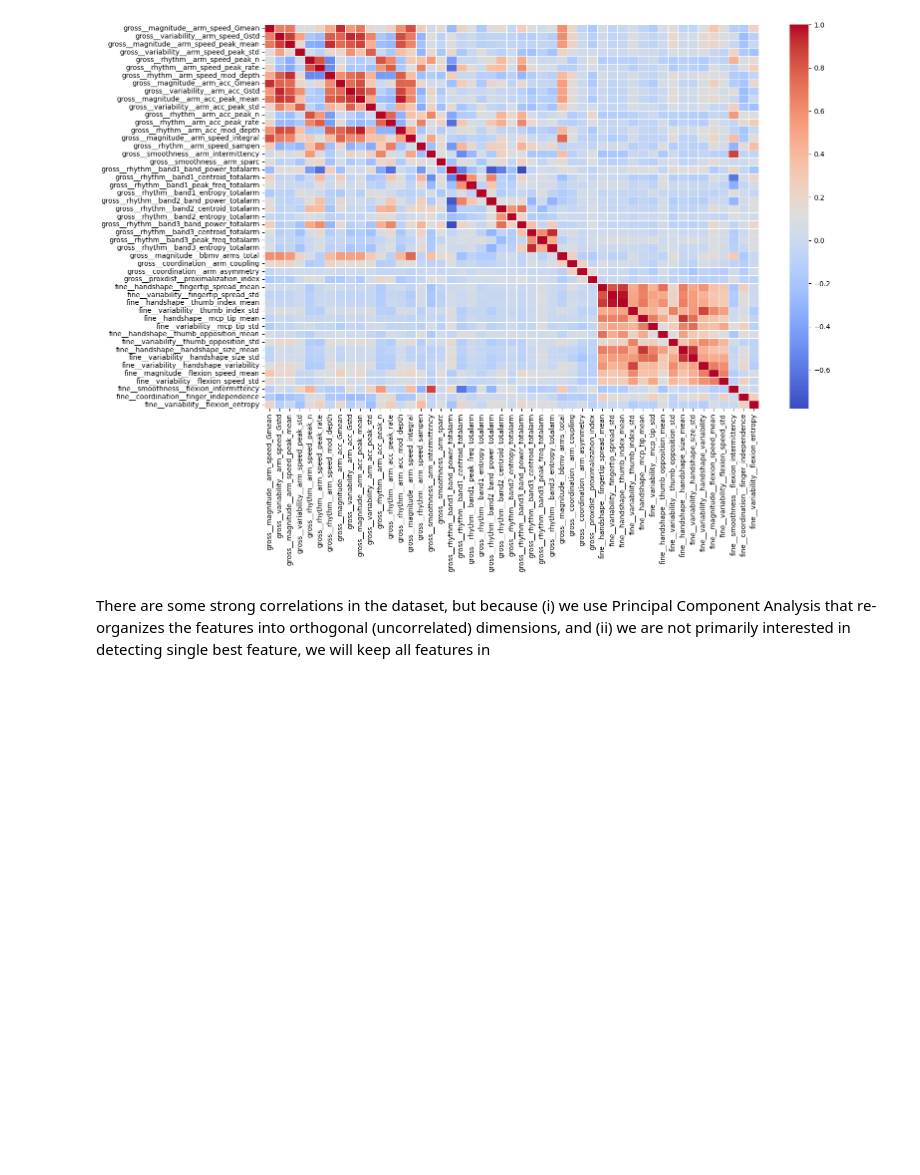
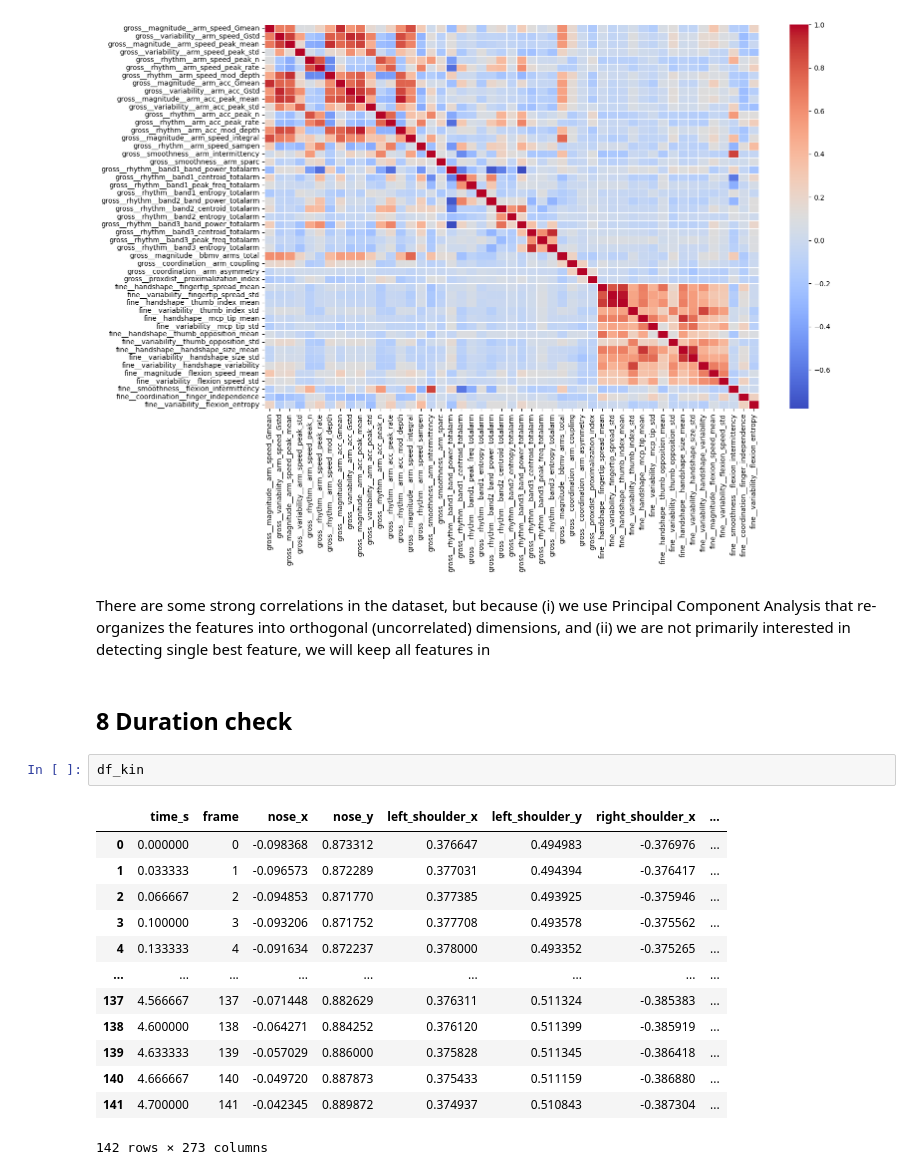
Before and after one commit to sarkadava/GestureToSign_KinematicTrajectory, a Jupyter notebook: 3_FeatureExtract_Sapiens.ipynb, the cells around one changed output. Cells and saved outputs as stored; diff of their text form; blank space fills up the shorter version.

```diff
--- a/3_FeatureExtract_Sapiens.ipynb
+++ b/3_FeatureExtract_Sapiens.ipynb
@@ -926,3 +926,21 @@ sns.heatmap(corr, annot=False, cmap='coolwarm', linewidths=0.5)
 [figure]
 # %% [markdown]
 There are some strong correlations in the dataset, but because (i) we use Principal Component Analysis that re-organizes the features into orthogonal (uncorrelated) dimensions, and (ii) we are not primarily interested in detecting single best feature, we will keep all features in
+# %% [markdown]
+## 8 Duration check
+# %%
+df_kin
+# %% [output]
+|  | time_s | frame | nose_x | nose_y | left_shoulder_x | left_shoulder_y | right_shoulder_x | ... |
+| 0 | 0.000000 | 0 | -0.098368 | 0.873312 | 0.376647 | 0.494983 | -0.376976 | ... |
+| 1 | 0.033333 | 1 | -0.096573 | 0.872289 | 0.377031 | 0.494394 | -0.376417 | ... |
+| 2 | 0.066667 | 2 | -0.094853 | 0.871770 | 0.377385 | 0.493925 | -0.375946 | ... |
+| 3 | 0.100000 | 3 | -0.093206 | 0.871752 | 0.377708 | 0.493578 | -0.375562 | ... |
+| 4 | 0.133333 | 4 | -0.091634 | 0.872237 | 0.378000 | 0.493352 | -0.375265 | ... |
+| ... | ... | ... | ... | ... | ... | ... | ... | ... |
+| 137 | 4.566667 | 137 | -0.071448 | 0.882629 | 0.376311 | 0.511324 | -0.385383 | ... |
+| 138 | 4.600000 | 138 | -0.064271 | 0.884252 | 0.376120 | 0.511399 | -0.385919 | ... |
+| 139 | 4.633333 | 139 | -0.057029 | 0.886000 | 0.375828 | 0.511345 | -0.386418 | ... |
+| 140 | 4.666667 | 140 | -0.049720 | 0.887873 | 0.375433 | 0.511159 | -0.386880 | ... |
+| 141 | 4.700000 | 141 | -0.042345 | 0.889872 | 0.374937 | 0.510843 | -0.387304 | ... |
+142 rows × 273 columns
```
Also changed, not shown: parts of 3 cells of this notebook, 38 other files.
